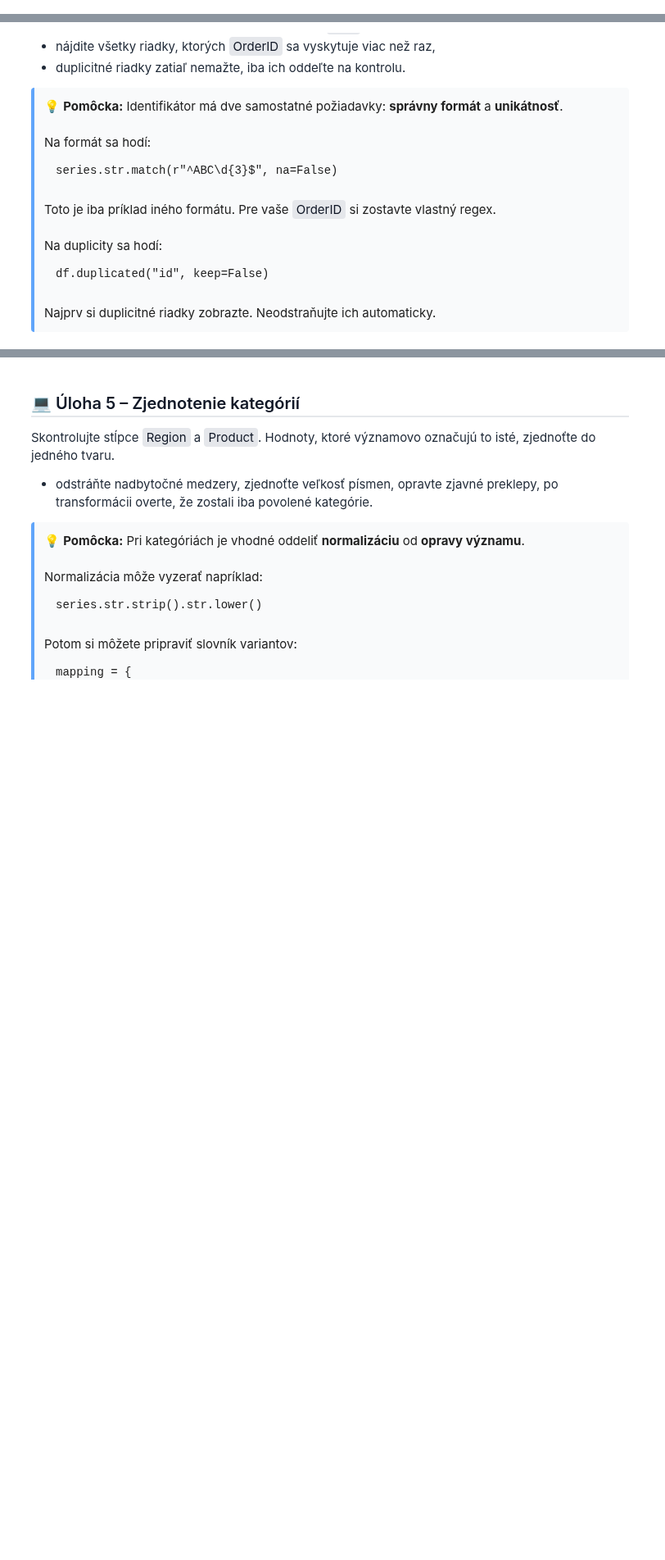
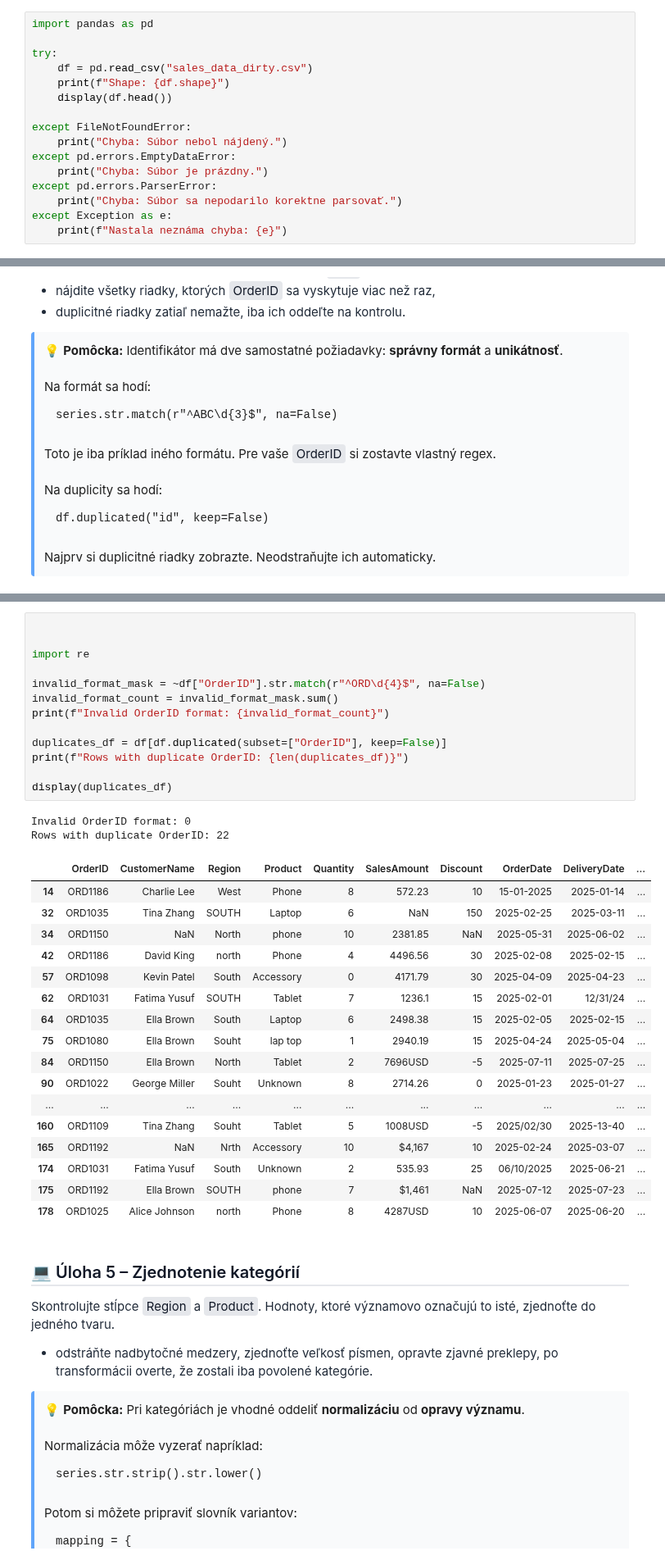
Before and after one commit to michalsimo9-source/Databazove_technologie, a Jupyter notebook: week_5/1b/error_handling.ipynb, the cells around one changed output, grey strips where cells are left out. Shown at 82% size. Saved outputs shown, nothing was run; the diff lists cells and outputs as text; blank space fills up the shorter version.

```diff
--- a/week_5/1b/error_handling.ipynb
+++ b/week_5/1b/error_handling.ipynb
@@ -73,0 +64,16 @@ Shape: (200, 10)
+# %%
+import pandas as pd
+
+try:
+    df = pd.read_csv("sales_data_dirty.csv")
+    print(f"Shape: {df.shape}")
+    display(df.head())
+
+except FileNotFoundError:
+    print("Chyba: Súbor nebol nájdený.")
+except pd.errors.EmptyDataError:
+    print("Chyba: Súbor je prázdny.")
+except pd.errors.ParserError:
+    print("Chyba: Súbor sa nepodarilo korektne parsovať.")
+except Exception as e:
+    print(f"Nastala neznáma chyba: {e}")
@@ -206,3 +218,36 @@ Rows with duplicate OrderID: 22
+# %%
+
+
+import re
+
+invalid_format_mask = ~df["OrderID"].str.match(r"^ORD\d{4}$", na=False)
+invalid_format_count = invalid_format_mask.sum()
+print(f"Invalid OrderID format: {invalid_format_count}")
+
+duplicates_df = df[df.duplicated(subset=["OrderID"], keep=False)]
+print(f"Rows with duplicate OrderID: {len(duplicates_df)}")
+
+display(duplicates_df)
+# %% [output]
+Invalid OrderID format: 0
+Rows with duplicate OrderID: 22
+|  | OrderID | CustomerName | Region | Product | Quantity | SalesAmount | Discount | OrderDate | DeliveryDate | ... |
+| 14 | ORD1186 | Charlie Lee | West | Phone | 8 | 572.23 | 10 | 15-01-2025 | 2025-01-14 | ... |
+| 32 | ORD1035 | Tina Zhang | SOUTH | Laptop | 6 | NaN | 150 | 2025-02-25 | 2025-03-11 | ... |
+| 34 | ORD1150 | NaN | North | phone | 10 | 2381.85 | NaN | 2025-05-31 | 2025-06-02 | ... |
+| 42 | ORD1186 | David King | north | Phone | 4 | 4496.56 | 30 | 2025-02-08 | 2025-02-15 | ... |
+| 57 | ORD1098 | Kevin Patel | South | Accessory | 0 | 4171.79 | 30 | 2025-04-09 | 2025-04-23 | ... |
+| 62 | ORD1031 | Fatima Yusuf | SOUTH | Tablet | 7 | 1236.1 | 15 | 2025-02-01 | 12/31/24 | ... |
+| 64 | ORD1035 | Ella Brown | South | Laptop | 6 | 2498.38 | 15 | 2025-02-05 | 2025-02-15 | ... |
+| 75 | ORD1080 | Ella Brown | Souht | lap top | 1 | 2940.19 | 15 | 2025-04-24 | 2025-05-04 | ... |
+| 84 | ORD1150 | Ella Brown | North | Tablet | 2 | 7696USD | -5 | 2025-07-11 | 2025-07-25 | ... |
+| 90 | ORD1022 | George Miller | Souht | Unknown | 8 | 2714.26 | 0 | 2025-01-23 | 2025-01-27 | ... |
+| ... | ... | ... | ... | ... | ... | ... | ... | ... | ... | ... |
+| 160 | ORD1109 | Tina Zhang | Souht | Tablet | 5 | 1008USD | -5 | 2025/02/30 | 2025-13-40 | ... |
+| 165 | ORD1192 | NaN | Nrth | Accessory | 10 | $4,167 | 10 | 2025-02-24 | 2025-03-07 | ... |
+| 174 | ORD1031 | Fatima Yusuf | South | Unknown | 2 | 535.93 | 25 | 06/10/2025 | 2025-06-21 | ... |
+| 175 | ORD1192 | Ella Brown | SOUTH | phone | 7 | $1,461 | NaN | 2025-07-12 | 2025-07-23 | ... |
+| 178 | ORD1025 | Alice Johnson | north | Phone | 8 | 4287USD | 10 | 2025-06-07 | 2025-06-20 | ... |
 # %% [markdown]
 <h2 style="margin: 24px 0 16px; font-size: 20px; font-weight: 600; font-family: 'Segoe UI', Roboto, sans-serif; color: #111827; border-bottom: 2px solid #e5e7eb; padding-bottom: 6px;">💻 Úloha 5 – Zjednotenie kategórií</h2>
 <p style="font-family: 'Segoe UI', Roboto, sans-serif; color: #1f2937; line-height: 1.65; margin: 8px 0 12px;">Skontrolujte stĺpce <span style="background-color: #e5e7eb; color: #111827; font-family: monospace; padding: 2px 5px; border-radius: 4px;">Region</span> a <span style="background-color: #e5e7eb; color: #111827; font-family: monospace; padding: 2px 5px; border-radius: 4px;">Product</span>. Hodnoty, ktoré významovo označujú to isté, zjednoťte do jedného tvaru.</p>
```
Also changed, not shown: parts of 7 cells of this notebook.
